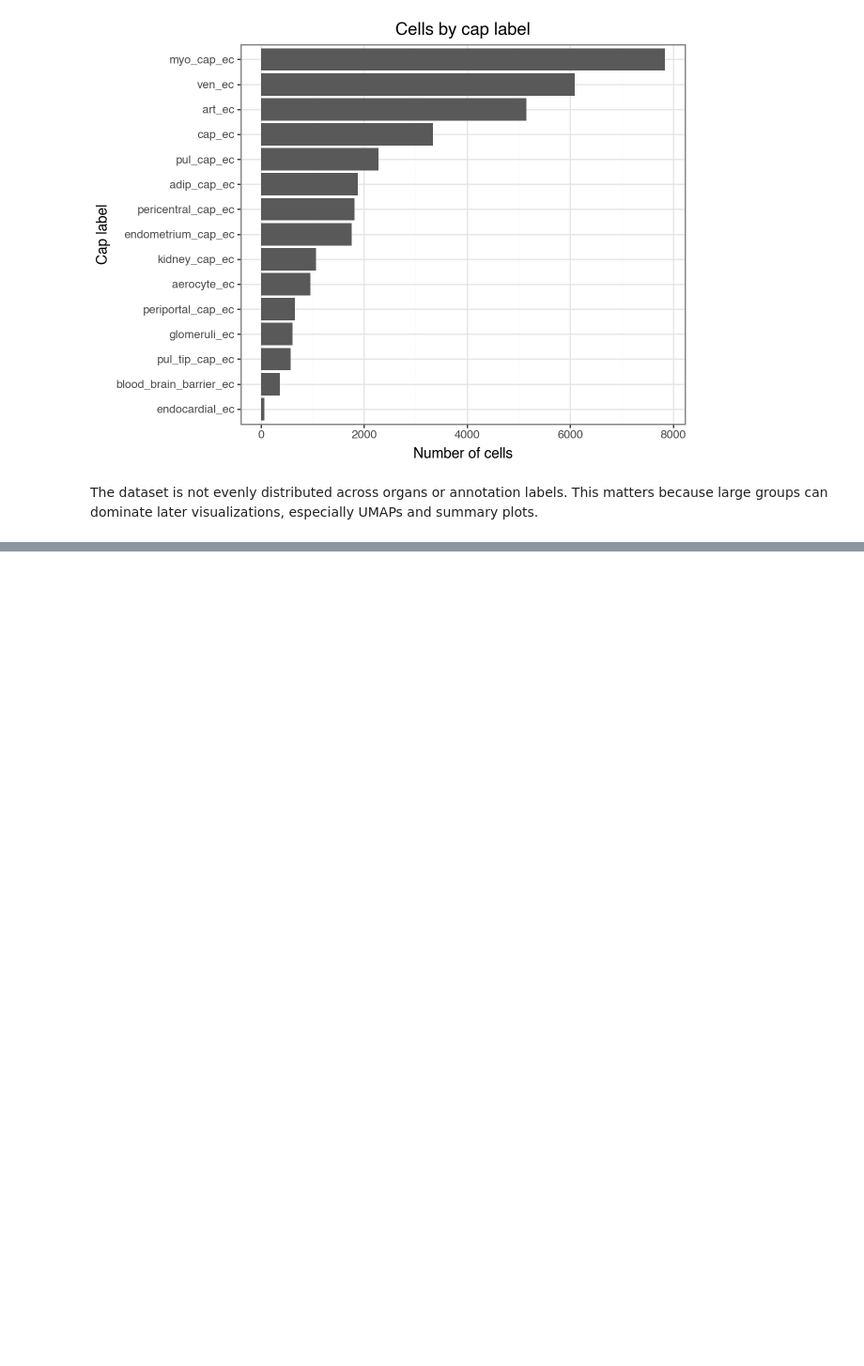
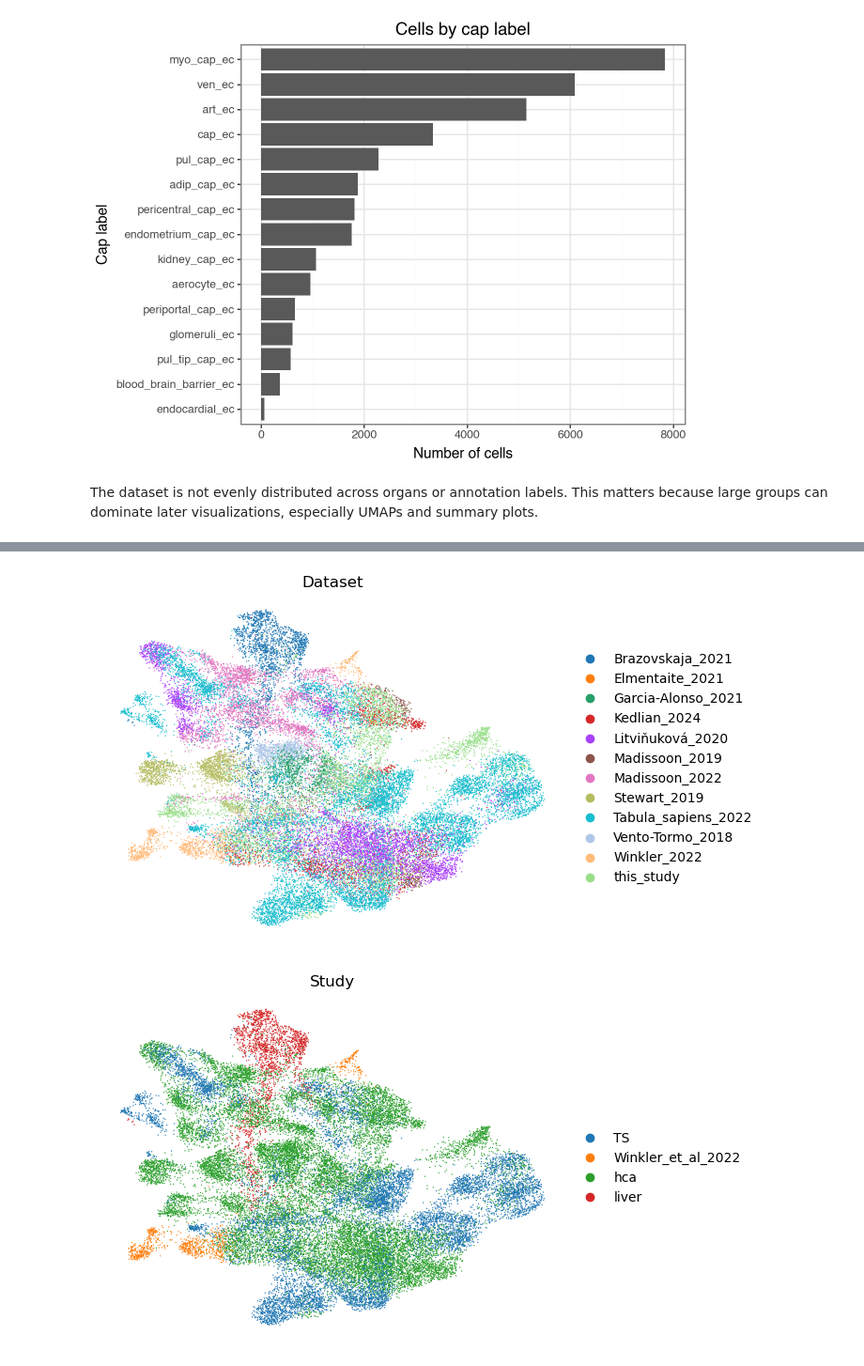
Before and after one commit to Francesco-E-Vallone/hvca-endothelial-reanalysis, a Jupyter notebook: analysis/analysis.ipynb, the cells around one changed output, grey strips where cells are left out. Shown at 94% size. Saved outputs shown, nothing was run; the diff lists cells and outputs as text; code cells hidden in the pictures; blank space fills up the shorter version.

```diff
--- a/analysis/analysis.ipynb
+++ b/analysis/analysis.ipynb
@@ -273,0 +303,18 @@ The dataset is not evenly distributed across organs or annotation labels. This m
+# %%
+#plot umap by dataset (batch effect)
+sc.pl.umap(
+    data,
+    color=dataset_col,
+    frameon=False,
+    title="Dataset")
+
+#plot umap by study (batch effect)
+sc.pl.umap(
+    data,
+    color=study_col,
+    frameon=False,
+    title="Study"
+)
+# %% [output]
+[figure, added]
+[figure, added]
```
Also changed, not shown: parts of 34 cells of this notebook.
